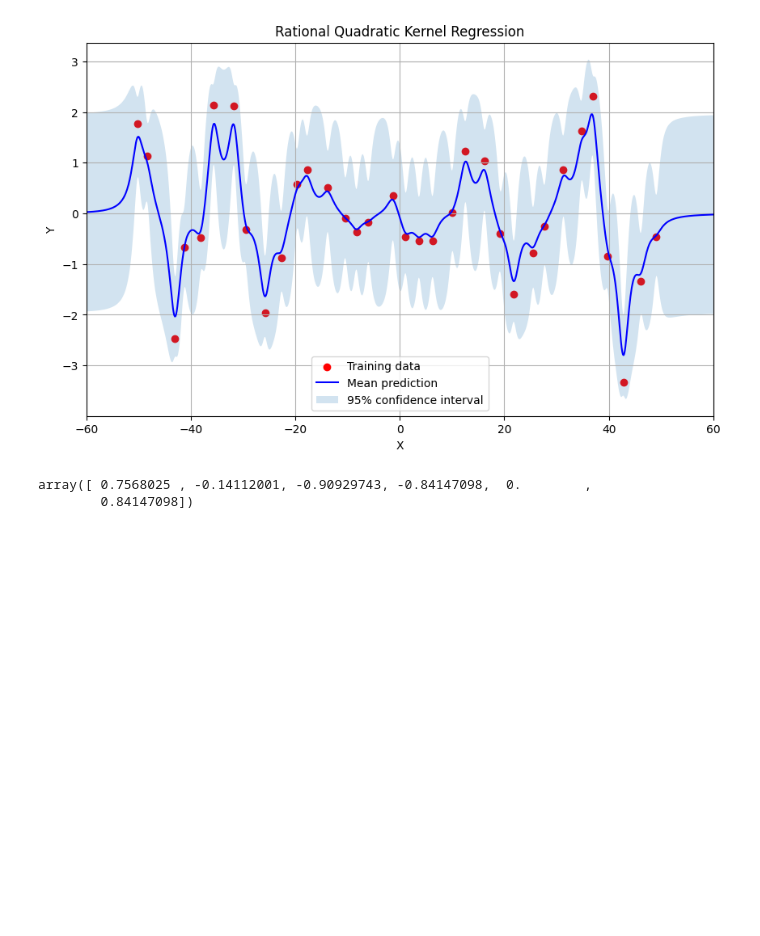
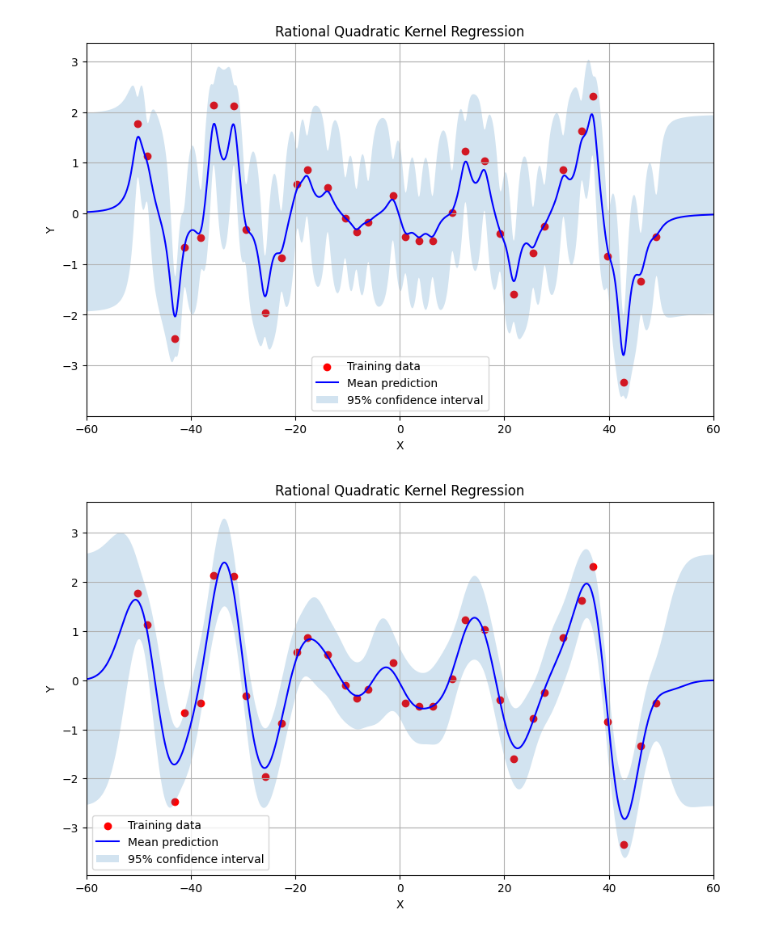
Before and after one commit to ouoxii/NYCU-Machine-Learning, a Jupyter notebook: hw5/ml hw5.ipynb, the cells around one changed output. Saved outputs shown, nothing was run; the diff lists cells and outputs as text; code cells hidden in the pictures; blank space fills up the shorter version.

```diff
--- a/hw5/ml hw5.ipynb
+++ b/hw5/ml hw5.ipynb
@@ -89,9 +81,58 @@ plt.grid(True)
 plt.show()
 # %% [output]
 [figure]
-# %%
-X_train
-y_train
-# %% [output]
-array([ 0.7568025 , -0.14112001, -0.90929743, -0.84147098,  0.        ,
-        0.84147098])
+# %%
+from scipy.optimize import minimize
+import numpy as np
+
+def negative_log_likelihood(log_params, X_train, y_train):
+    length_scale, alpha, variance, noise = np.exp(log_params)
+    K = rational_quadratic_kernel(X_train, X_train, length_scale, alpha, variance) + np.eye(len(X_train)) * noise
+
+    try:
+        L = np.linalg.cholesky(K)
+    except np.linalg.LinAlgError:
+        return np.inf  # matrix not positive definite
+
+    alpha_vec = np.linalg.solve(L.T, np.linalg.solve(L, y_train))
+    log_det = 2 * np.sum(np.log(np.diag(L)))
+    nll = 0.5 * y_train.T @ alpha_vec + 0.5 * log_det + 0.5 * len(y_train) * np.log(2 * np.pi)
+    return nll
+
+init_log_params = np.log([1.0, 1.0, 1.0, 1e-1])  # [length_scale, alpha, variance, noise]
+
+res = minimize(negative_log_likelihood,
+               init_log_params,
+               args=(X_train, y_train),
+               method='L-BFGS-B')
+
+
+opt_length_scale, opt_alpha, opt_variance, opt_noise = np.exp(res.x)
+
+length_scale = opt_length_scale
+alpha = opt_alpha
+variance = opt_variance
+noise = opt_noise
+
+X_pred = np.linspace(-60, 60, 1000).reshape(-1, 1)
+
+mu, cov = gaussian_process(X_train, y_train, X_pred,
+                           length_scale=length_scale, alpha=alpha,
+                           variance=variance, noise=noise)
+
+plt.figure(figsize=(10, 6))
+plt.scatter(X_train, y_train, color='red', label='Training data')
+plt.plot(X_pred, mu, color='blue', label='Mean prediction')
+plt.fill_between(X_pred.ravel(),
+                 mu - 1.96 * np.sqrt(np.diag(cov)),
+                 mu + 1.96 * np.sqrt(np.diag(cov)),
+                 alpha=0.2, label='95% confidence interval')
+plt.title('Rational Quadratic Kernel Regression')
+plt.xlabel('X')
+plt.ylabel('Y')
+plt.xlim(-60, 60)
+plt.legend()
+plt.grid(True)
+plt.show()
+# %% [output]
+[figure, added]
```
Also changed, not shown: parts of 2 cells of this notebook.
